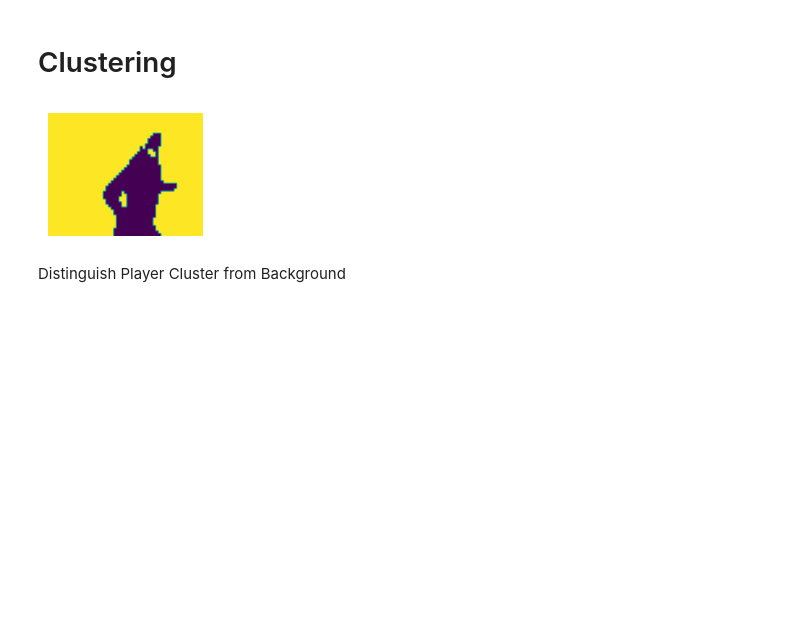
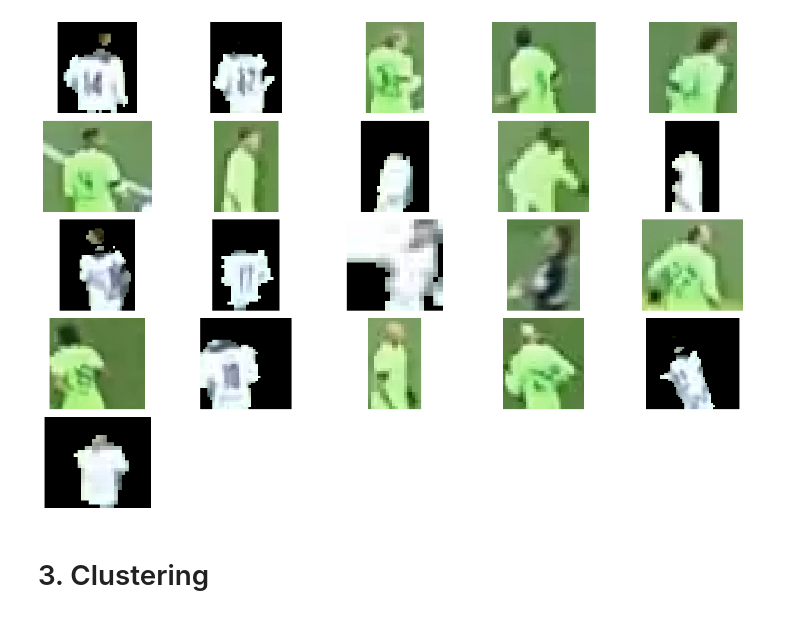
Before and after one commit to mradovic38/football_analysis, a Jupyter notebook: analysis/color_clustering.ipynb, the cells around one changed output. Saved outputs shown, nothing was run; the diff lists cells and outputs as text; code cells hidden in the pictures; blank space fills up the shorter version.

```diff
--- a/analysis/color_clustering.ipynb
+++ b/analysis/color_clustering.ipynb
@@ -29,20 +90,47 @@ plot_image(img_top)
+# %%
+def apply_mask(images=[], green_threshold=.1):
+    """
+    Apply a mask to images based on green color in HSV space.
+    If the mask covers more than 25% of the image, apply the inverse of the mask.
+
+    Parameters:
+    images (list): List of images to apply the mask on.
+
+    Returns:
+    List of masked images.
+    """
+    masked_images = []
+
+    for image in images:
+        hsv_img = cv2.cvtColor(image, cv2.COLOR_BGR2HSV)
+
+        # Define the green color range in HSV
+        lower_green = np.array([36, 25, 25])
+        upper_green = np.array([86, 255, 255])
+
+        # Create the mask
+        mask = cv2.inRange(hsv_img, lower_green, upper_green)
+
+        # Count the number of masked pixels
+        total_pixels = image.shape[0] * image.shape[1]
+        masked_pixels = cv2.countNonZero(cv2.bitwise_not(mask))
+        mask_percentage = masked_pixels / total_pixels
+
+        if mask_percentage > green_threshold:
+            # Apply inverse mask
+            masked_img = cv2.bitwise_and(image, image, mask=cv2.bitwise_not(mask))
+        else:
+            # Apply normal mask
+            masked_img = image
+
+        masked_images.append(masked_img)
+
+    return masked_images
+# %%
+masked_player_imgs = apply_mask(player_imgs, green_threshold=.08)
+
+plot_images(masked_player_imgs)
+# %% [output]
+[figure, added]
 # %% [markdown]
-# Clustering
+# 3. Clustering
-# %%
-img_top_reshape = img_top.reshape(-1, 3)
-
-# K-Means clustering
-kmeans = KMeans(n_clusters=2, random_state=42)
-kmeans.fit(img_top_reshape)
-
-# Get Cluster Labels
-labels = kmeans.labels_
-
-# Reshape the labels into the image shape
-cluster_img = labels.reshape(img_top.shape[0], img_top.shape[1])
-
-plot_image(cluster_img)
-# %% [output]
-[figure, removed]
-# %% [markdown]
-Distinguish Player Cluster from Background
```
Also changed, not shown: parts of 17 cells of this notebook, 7 other files.
